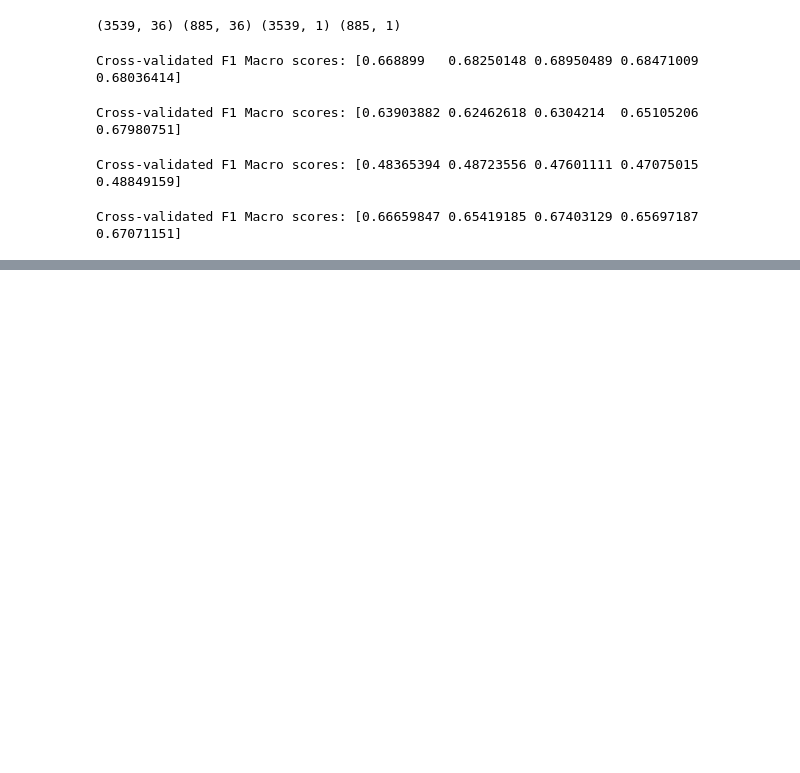
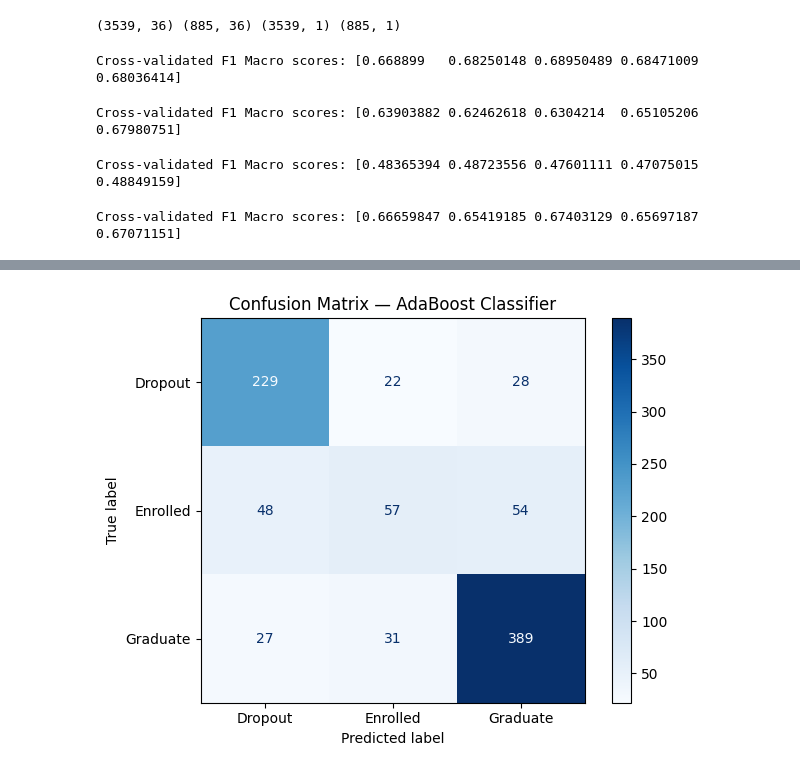
Before and after one commit to WamzMwangi/Predicting_Student_Dropout_with_Explainable_Machine_Learning, a Jupyter notebook: main.ipynb, the cells around one changed output, grey strips where cells are left out. Cells and saved outputs as stored; diff of their text form; code cells hidden in the pictures; blank space fills up the shorter version.

Commit message:
model training and selection complete

```diff
--- a/main.ipynb
+++ b/main.ipynb
@@ -425,0 +428,7 @@ The random forest classifier is the best performing one.
+# %%
+from sklearn.metrics import classification_report
+
+ada.fit(X_train, y_train)
+y_pred = ada.predict(X_test)
+
+print(classification_report(y_test, y_pred, target_names=["Dropout", "Enrolled", "Graduate"]))
@@ -425,0 +447,13 @@ The random forest classifier is the best performing one.
+# %%
+from sklearn.metrics import ConfusionMatrixDisplay, confusion_matrix
+
+cm = confusion_matrix(y_test, y_pred, labels=["Dropout", "Enrolled", "Graduate"])
+
+disp = ConfusionMatrixDisplay(confusion_matrix=cm, display_labels=["Dropout", "Enrolled", "Graduate"])
+
+disp.plot(cmap="Blues")
+plt.title("Confusion Matrix — AdaBoost Classifier")
+plt.tight_layout()
+plt.show()
+# %% [output]
+[figure, added]
```
Also changed, not shown: parts of 15 cells of this notebook.
